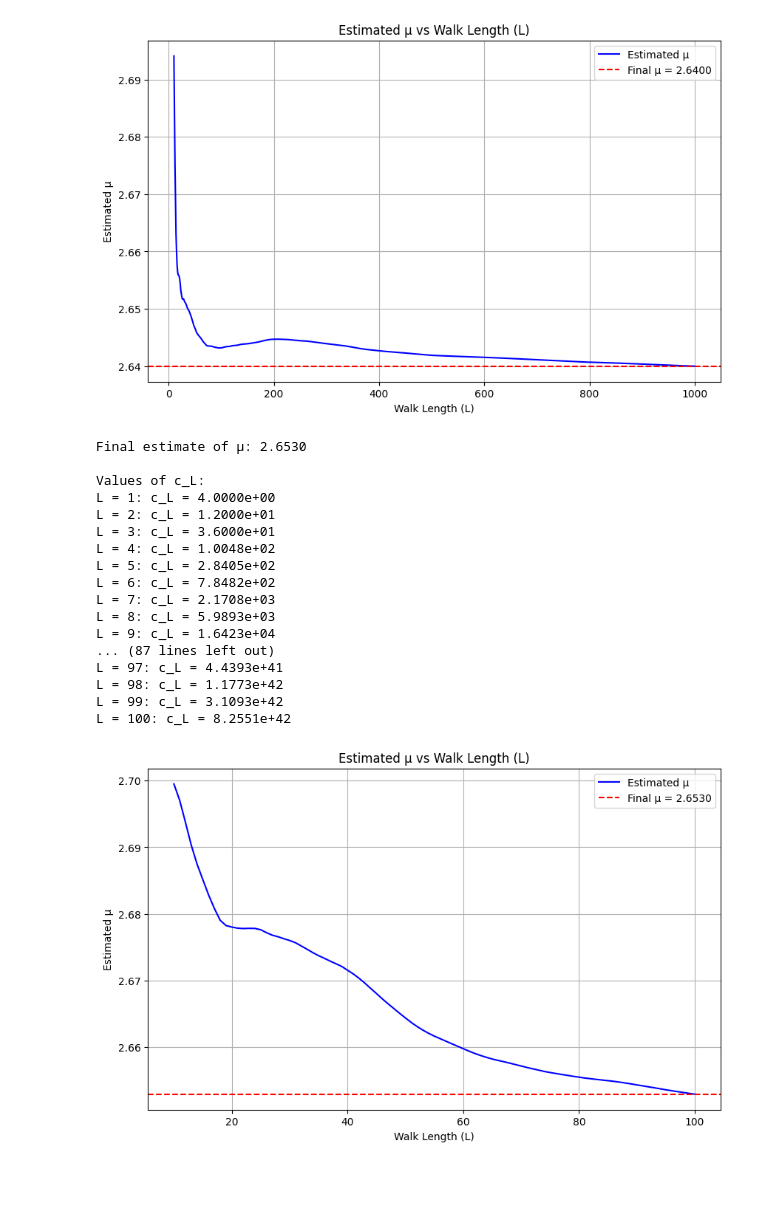
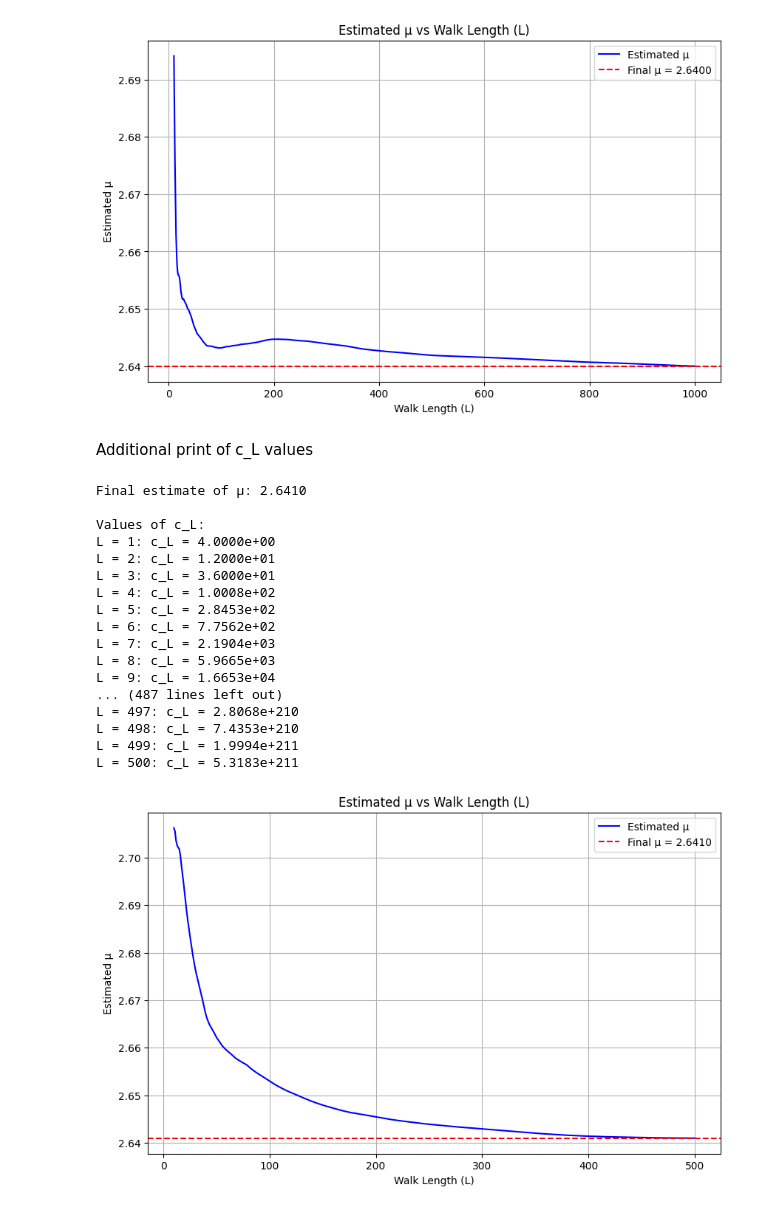
Before and after one commit to georgiakarenlau/ST3247, a Jupyter notebook: SMC.ipynb, the cells around one changed output. Saved outputs shown, nothing was run; the diff lists cells and outputs as text; code cells hidden in the pictures; blank space fills up the shorter version.

```diff
--- a/SMC.ipynb
+++ b/SMC.ipynb
@@ -167,6 +169,8 @@ plt.show()
 # %% [output]
 Final estimate of μ: 2.6400
 [figure]
+# %% [markdown]
+Additional print of c_L values
 # %%
 import random
 import numpy as np
@@ -253,44 +257,44 @@ def estimate_mu(N, max_L):
     return mu_final, L_values, mu_estimates, c_L_values
 
 # Parameters
 N = 1000
-max_L = 100
+max_L = 500
 
 # Estimate mu and get intermediate values
 mu_final, L_values, mu_estimates, c_L_values = estimate_mu(N, max_L)
 print(f"Final estimate of μ: {mu_final:.4f}")
 
 # Print c_L values
 print("\nValues of c_L:")
 for L, c_L in c_L_values:
     print(f"L = {L}: c_L = {c_L:.4e}")
 
 # Plot mu estimates vs L
 plt.figure(figsize=(10, 6))
 plt.plot(L_values, mu_estimates, 'b-', label='Estimated μ')
 plt.axhline(y=mu_final, color='r', linestyle='--', label=f'Final μ = {mu_final:.4f}')
 plt.xlabel('Walk Length (L)')
 plt.ylabel('Estimated μ')
 plt.title('Estimated μ vs Walk Length (L)')
 plt.legend()
 plt.grid(True)
 plt.show()
 # %% [output]
-Final estimate of μ: 2.6530
+Final estimate of μ: 2.6410
 
 Values of c_L:
 L = 1: c_L = 4.0000e+00
 L = 2: c_L = 1.2000e+01
 L = 3: c_L = 3.6000e+01
-L = 4: c_L = 1.0048e+02
-L = 5: c_L = 2.8405e+02
-L = 6: c_L = 7.8482e+02
-L = 7: c_L = 2.1708e+03
-L = 8: c_L = 5.9893e+03
-L = 9: c_L = 1.6423e+04
-... (87 lines left out)
-L = 97: c_L = 4.4393e+41
-L = 98: c_L = 1.1773e+42
-L = 99: c_L = 3.1093e+42
-L = 100: c_L = 8.2551e+42
+L = 4: c_L = 1.0008e+02
+L = 5: c_L = 2.8453e+02
+L = 6: c_L = 7.7562e+02
+L = 7: c_L = 2.1904e+03
+L = 8: c_L = 5.9665e+03
+L = 9: c_L = 1.6653e+04
+... (487 lines left out)
+L = 497: c_L = 2.8068e+210
+L = 498: c_L = 7.4353e+210
+L = 499: c_L = 1.9994e+211
+L = 500: c_L = 5.3183e+211
-[figure, old version]
+[figure, new version]
```
Also changed, not shown: parts of 1 cell of this notebook.
